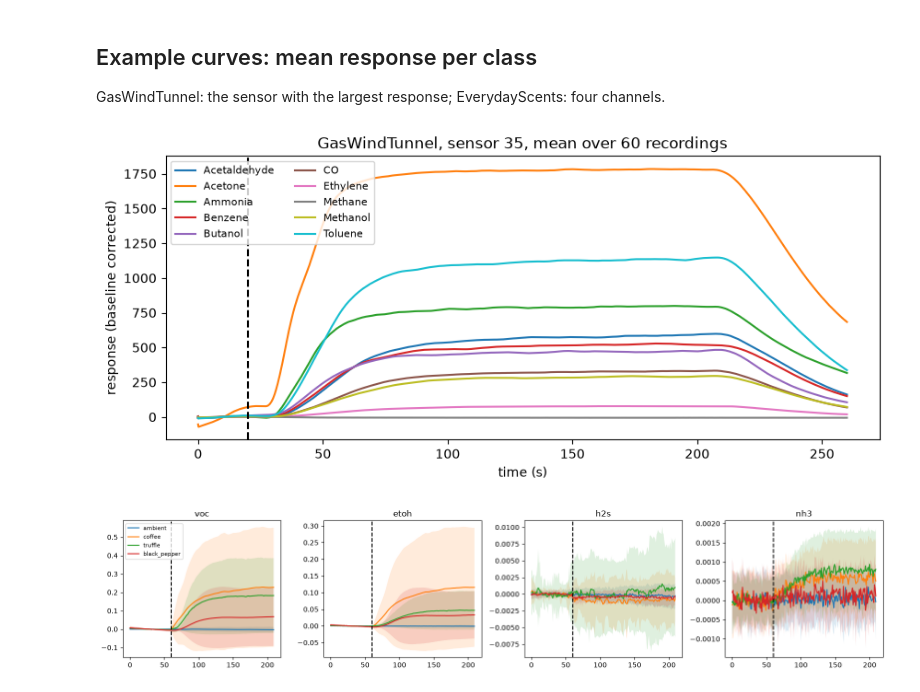
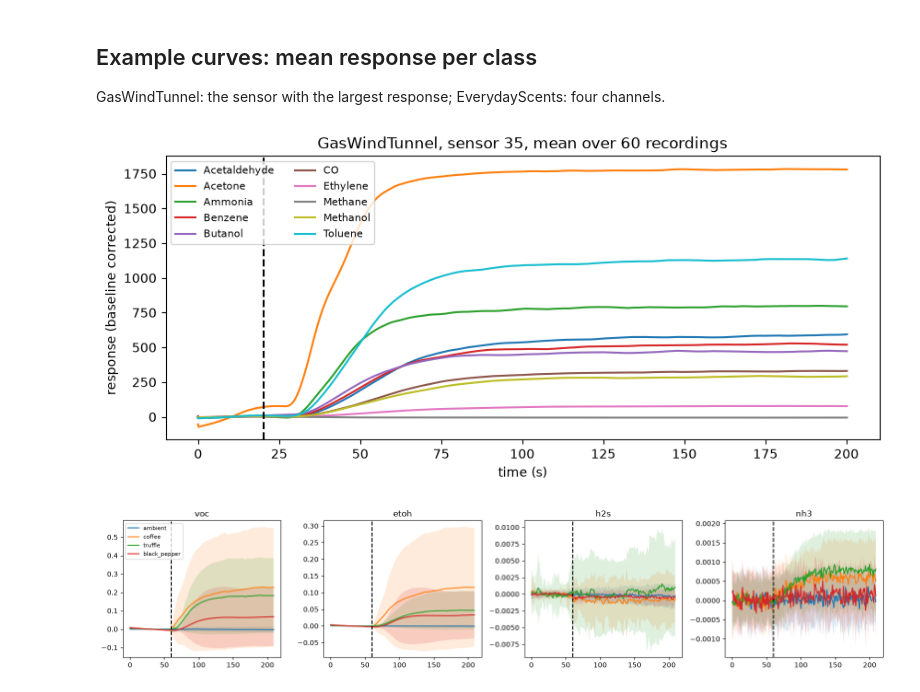
Before and after one commit to YasserAlbogami/gas-repr-guide, a Jupyter notebook: notebooks/00_data/00d_eda_both.ipynb, the cells around one changed output. Drawn from its saved outputs; the diff is of its cells as text; code cells hidden in the pictures.

```diff
--- a/notebooks/00_data/00d_eda_both.ipynb
+++ b/notebooks/00_data/00d_eda_both.ipynb
@@ -52,17 +52,17 @@ GasWindTunnel: the sensor with the largest response; EverydayScents: four channe
 # %%
 X, meta, info = data["gwt"]
 s = np.abs(X).mean(axis=(0, 2)).argmax()                      # most responsive sensor
-t = np.arange(info["T"]) * info["dt_seconds"]
+t = np.array(info["time_s"])                                 # (1500,) nominal seconds
 fig, ax = plt.subplots(figsize=(10, 4))
 for k, gas in enumerate(info["classes"]):
     ax.plot(t, X[meta["y_multi"] == k, s].mean(axis=0), label=gas)  # (1500,)
-ax.axvline(info["n_base"] * info["dt_seconds"], color="k", ls="--")
+ax.axvline(t[info["n_base"]], color="k", ls="--")        # gas release
 ax.set(xlabel="time (s)", ylabel="response (baseline corrected)", title=f"GasWindTunnel, sensor {s}, mean over 60 recordings")
 ax.legend(ncol=2, fontsize=8)
 plt.savefig(FIG / "00d_gwt_mean_curves.png", dpi=150)
 plt.show()
 # %% [output]
-[figure, old version]
+[figure, new version]
 # %%
 X, meta, info = data["es"]
 show = ["voc", "etoh", "h2s", "nh3"]
```
Also changed, not shown: parts of 1 cell of this notebook, 9 other files.
